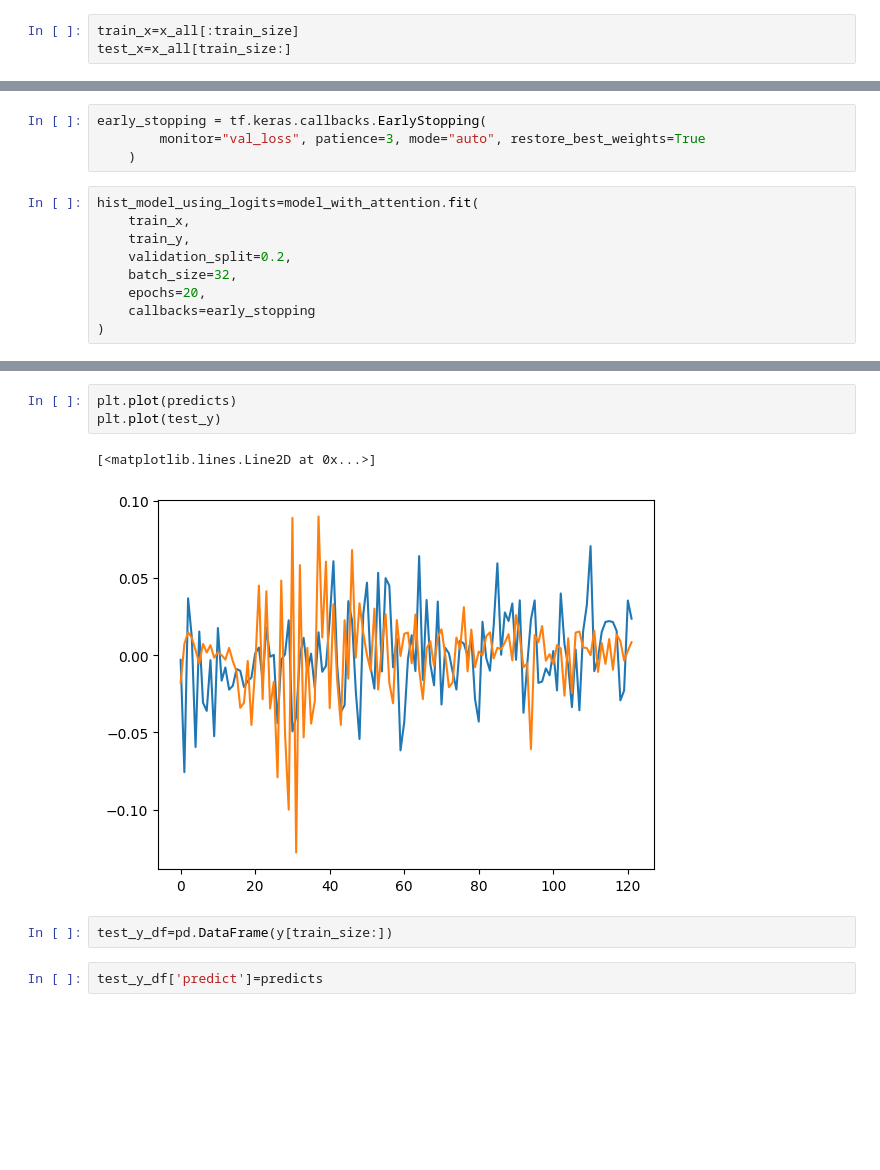
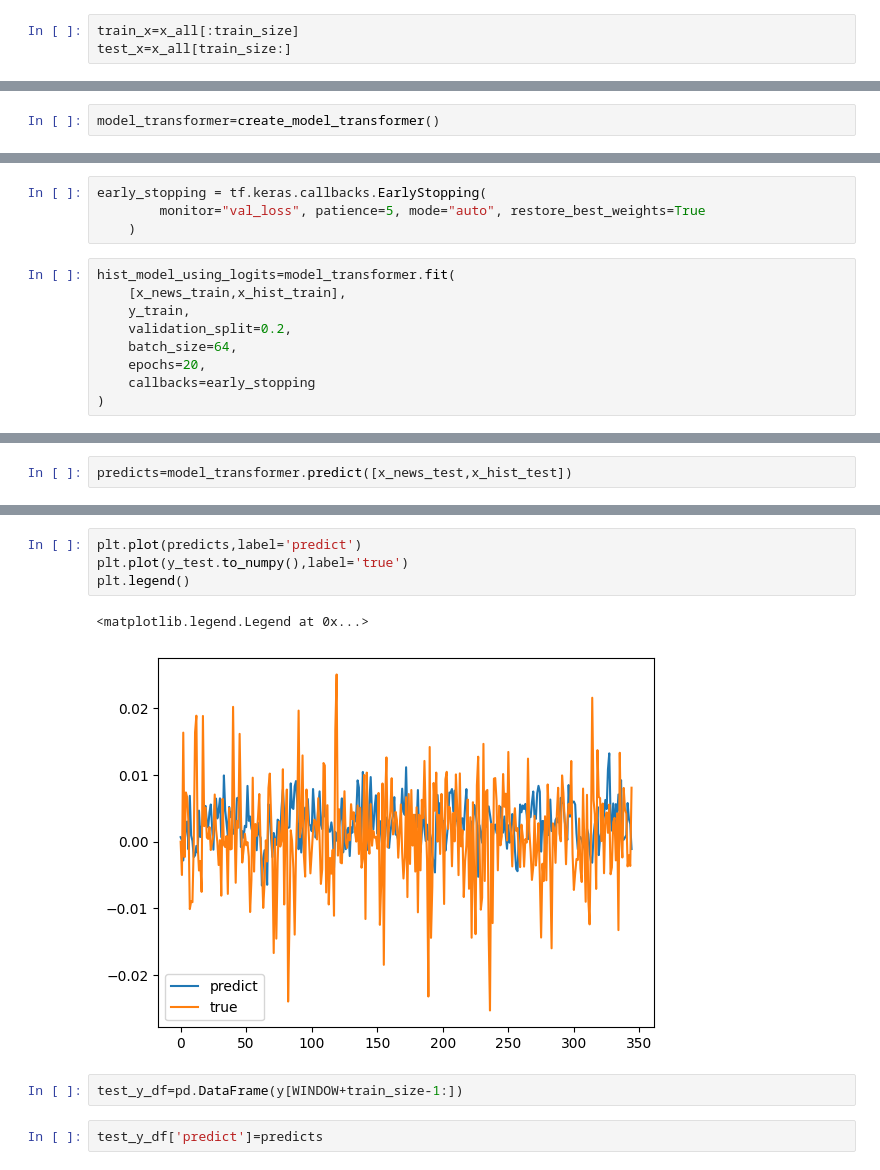
Before and after one commit to mingxi-liu-git/w266, a Jupyter notebook: project/notebooks/final_06_13.ipynb, the cells around one changed output, grey strips where cells are left out. Drawn from its saved outputs; the diff is of its cells as text; blank space fills up the shorter version.

```diff
--- a/project/notebooks/final_06_13.ipynb
+++ b/project/notebooks/final_06_13.ipynb
@@ -228,0 +245,2 @@ model_with_attention=create_model_with_attention()
+# %%
+model_transformer=create_model_transformer()
@@ -233,13 +271,13 @@ tf.keras.utils.plot_model(model_with_attention,show_shapes=True)
 # %%
 early_stopping = tf.keras.callbacks.EarlyStopping(
-        monitor="val_loss", patience=3, mode="auto", restore_best_weights=True
+        monitor="val_loss", patience=5, mode="auto", restore_best_weights=True
     )
 # %%
-hist_model_using_logits=model_with_attention.fit(
-    train_x,
-    train_y,
+hist_model_using_logits=model_transformer.fit(
+    [x_news_train,x_hist_train],
+    y_train,
     validation_split=0.2,
-    batch_size=32,
+    batch_size=64,
     epochs=20,
     callbacks=early_stopping
 )
@@ -272,0 +308,2 @@ predicts=model_with_attention.predict(test_x)
+# %%
+predicts=model_transformer.predict([x_news_test,x_hist_test])
@@ -278,11 +317,12 @@ model_with_attention.evaluate(test_x,test_y)
 # %%
-plt.plot(predicts)
-plt.plot(test_y)
+plt.plot(predicts,label='predict')
+plt.plot(y_test.to_numpy(),label='true')
+plt.legend()
 # %% [output]
-[<matplotlib.lines.Line2D at 0x...>]
+<matplotlib.legend.Legend at 0x...>
-[figure, old version]
+[figure, new version]
 # %%
-test_y_df=pd.DataFrame(y[train_size:])
+test_y_df=pd.DataFrame(y[WINDOW+train_size-1:])
 # %%
 test_y_df['predict']=predicts
 # %%
```
Also changed, not shown: parts of 97 cells of this notebook, 2 other files.
